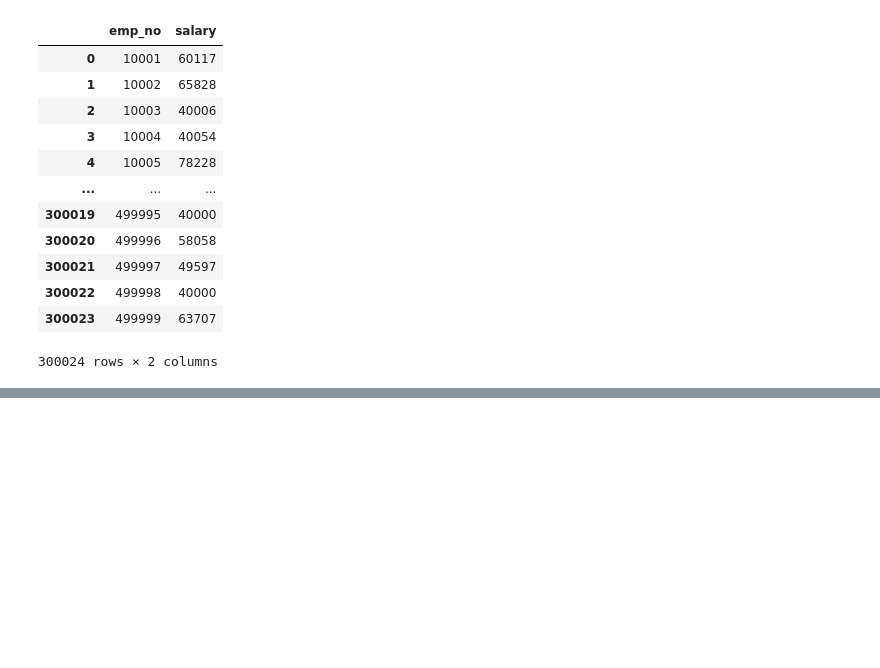
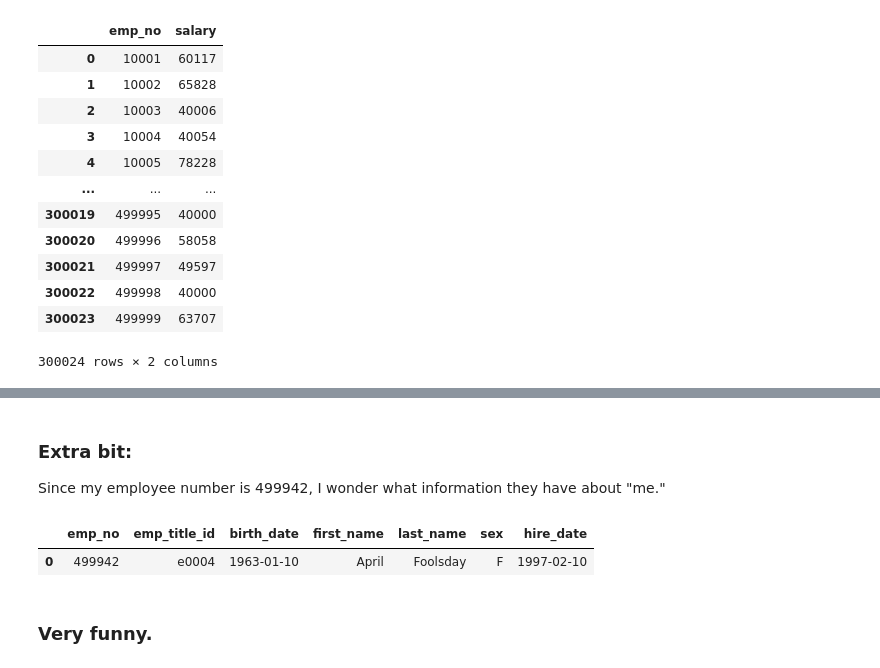
Before and after one commit to colbyhoke/sql-challenge, a Jupyter notebook: sql_challenge_bonus.ipynb, the cells around one changed output, grey strips where cells are left out. Saved outputs shown, nothing was run; the diff lists cells and outputs as text; code cells hidden in the pictures; blank space fills up the shorter version.

```diff
--- a/sql_challenge_bonus.ipynb
+++ b/sql_challenge_bonus.ipynb
@@ -74,0 +98,15 @@ NameError: name 'StrMethodFormatter' is not defined
+# %% [markdown]
+### Extra bit:
+Since my employee number is 499942, I wonder what information they have about "me."
+# %%
+# Query the database
+me_query = "SELECT * FROM employees WHERE emp_no = 499942;"
+me_df = pd.read_sql(me_query, conn)
+
+# Diplay the dataframe
+me_df
+# %% [output]
+|  | emp_no | emp_title_id | birth_date | first_name | last_name | sex | hire_date |
+| 0 | 499942 | e0004 | 1963-01-10 | April | Foolsday | F | 1997-02-10 |
+# %% [markdown]
+### Very funny.
```
Also changed, not shown: parts of 14 cells of this notebook, 2 other files.
